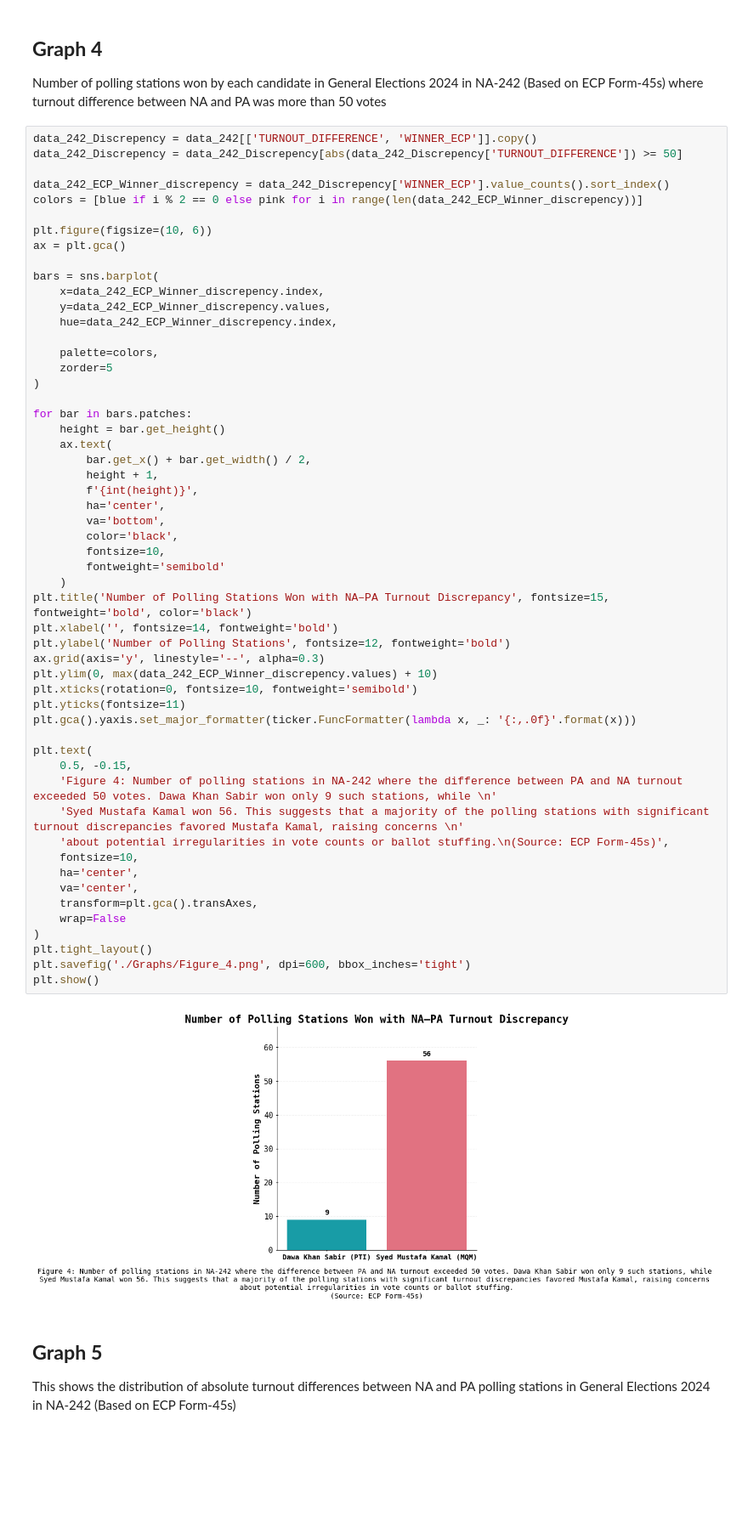
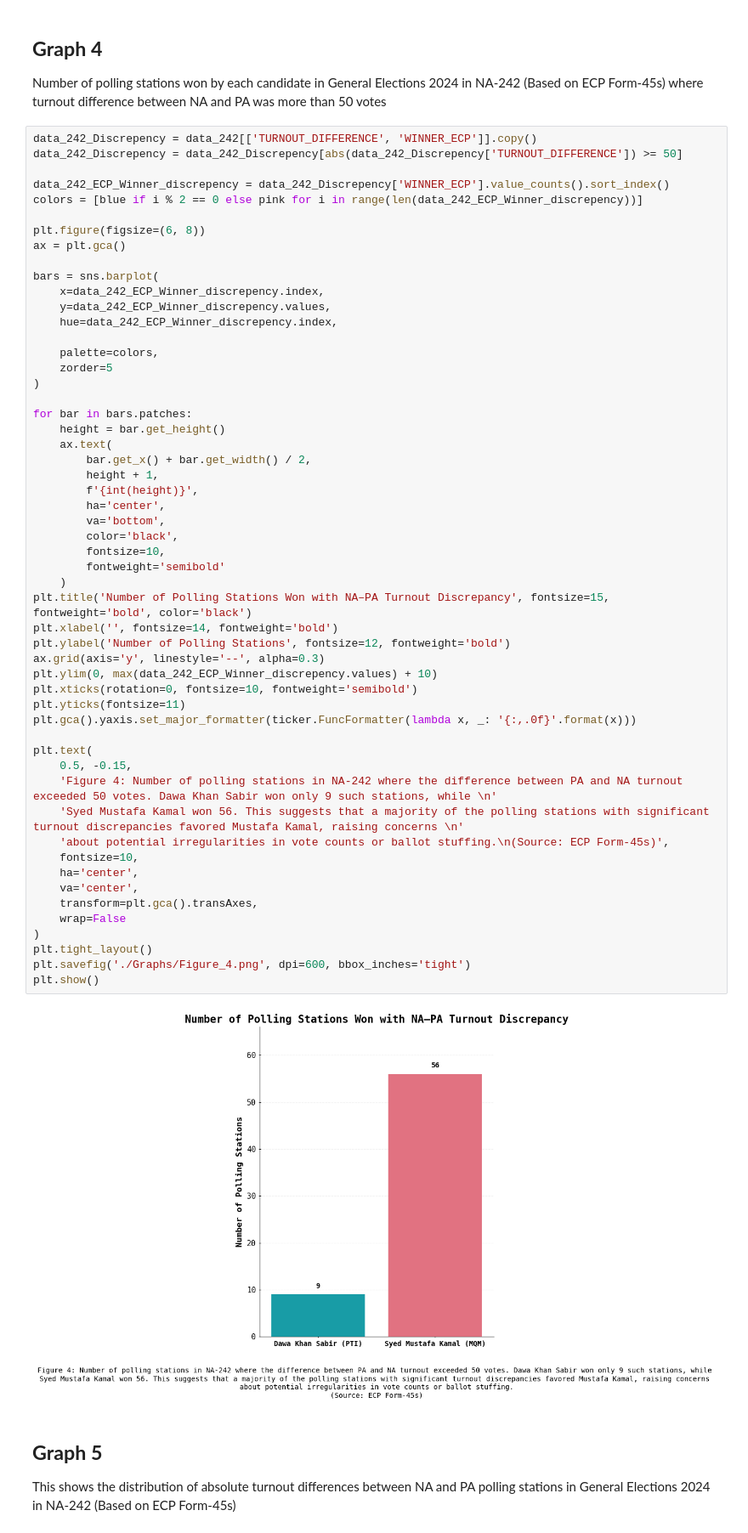
Before and after one commit to Aamil-Khan-Mahar/Karachi-NA, a Jupyter notebook: NA242/NA242.ipynb, the cells around one changed output. Shown at 85% size. Cells and saved outputs as stored; diff of their text form; blank space fills up the shorter version.

```diff
--- a/NA242/NA242.ipynb
+++ b/NA242/NA242.ipynb
@@ -230,7 +230,7 @@ data_242_Discrepency = data_242_Discrepency[abs(data_242_Discrepency['TURNOUT_DI
 data_242_ECP_Winner_discrepency = data_242_Discrepency['WINNER_ECP'].value_counts().sort_index()
 colors = [blue if i % 2 == 0 else pink for i in range(len(data_242_ECP_Winner_discrepency))]
 
-plt.figure(figsize=(10, 6))
+plt.figure(figsize=(6, 8))
 ax = plt.gca()
 
 bars = sns.barplot(
@@ -251,34 +251,34 @@ for bar in bars.patches:
         ha='center',
         va='bottom',
         color='black',
         fontsize=10,
         fontweight='semibold'
     )
 plt.title('Number of Polling Stations Won with NA–PA Turnout Discrepancy', fontsize=15, fontweight='bold', color='black')
 plt.xlabel('', fontsize=14, fontweight='bold')
 plt.ylabel('Number of Polling Stations', fontsize=12, fontweight='bold')
 ax.grid(axis='y', linestyle='--', alpha=0.3)
 plt.ylim(0, max(data_242_ECP_Winner_discrepency.values) + 10)
 plt.xticks(rotation=0, fontsize=10, fontweight='semibold')
 plt.yticks(fontsize=11)
 plt.gca().yaxis.set_major_formatter(ticker.FuncFormatter(lambda x, _: '{:,.0f}'.format(x)))
 
 plt.text(
     0.5, -0.15,
     'Figure 4: Number of polling stations in NA-242 where the difference between PA and NA turnout exceeded 50 votes. Dawa Khan Sabir won only 9 such stations, while \n'
     'Syed Mustafa Kamal won 56. This suggests that a majority of the polling stations with significant turnout discrepancies favored Mustafa Kamal, raising concerns \n'
     'about potential irregularities in vote counts or ballot stuffing.\n(Source: ECP Form-45s)',
     fontsize=10,
     ha='center',
     va='center',
     transform=plt.gca().transAxes,
     wrap=False
 )
 plt.tight_layout()
 plt.savefig('./Graphs/Figure_4.png', dpi=600, bbox_inches='tight')
 plt.show()
 # %% [output]
-[figure, old version]
+[figure, new version]
 # %% [markdown]
 ## **Graph 5**
 This shows the distribution of absolute turnout differences between NA and PA polling stations in General Elections 2024 in NA-242 (Based on ECP Form-45s)
```
Also changed, not shown: parts of 5 cells of this notebook, 14 other files.
